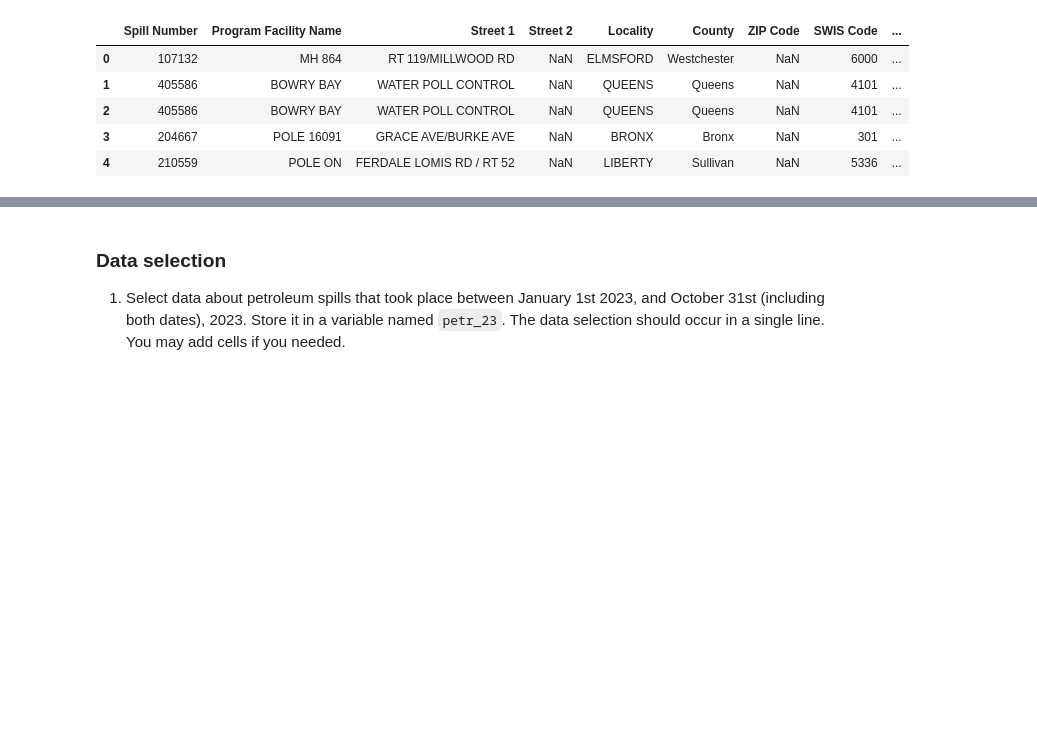
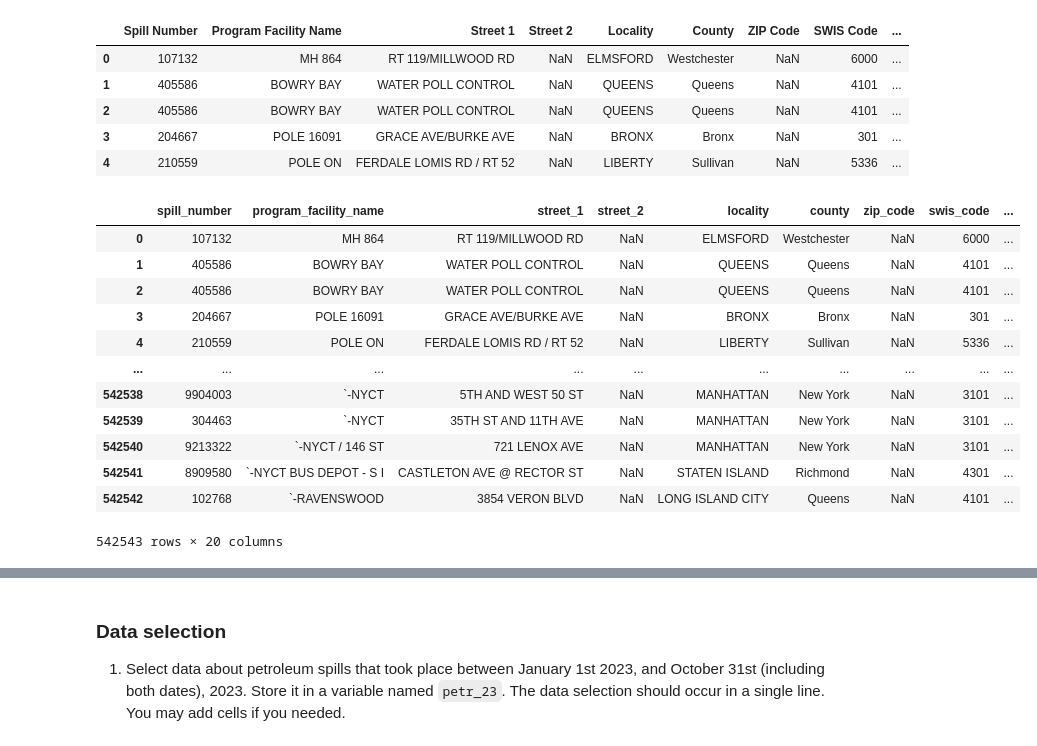
Before and after one commit to cnordheim-maestas/eds-220-hwk3, a Jupyter notebook: hwk3-task1-spills (1).ipynb, the cells around one changed output, grey strips where cells are left out. Drawn from its saved outputs; the diff is of its cells as text; code cells hidden in the pictures; blank space fills up the shorter version.

```diff
--- a/hwk3-task1-spills (1).ipynb
+++ b/hwk3-task1-spills (1).ipynb
@@ -100,6 +99,21 @@ spills.head()
 # %%
 # 2. simplify column names
 # make lowercase and replace spaces with "_" aka snake_case
-spills.columns = spills.columns.str.lower()
+spills.columns = spills.columns.str.lower().str.replace(' ', '_')
+spills
+# %% [output]
+|  | spill_number | program_facility_name | street_1 | street_2 | locality | county | zip_code | swis_code | ... |
+| 0 | 107132 | MH 864 | RT 119/MILLWOOD RD | NaN | ELMSFORD | Westchester | NaN | 6000 | ... |
+| 1 | 405586 | BOWRY BAY | WATER POLL CONTROL | NaN | QUEENS | Queens | NaN | 4101 | ... |
+| 2 | 405586 | BOWRY BAY | WATER POLL CONTROL | NaN | QUEENS | Queens | NaN | 4101 | ... |
+| 3 | 204667 | POLE 16091 | GRACE AVE/BURKE AVE | NaN | BRONX | Bronx | NaN | 301 | ... |
+| 4 | 210559 | POLE ON | FERDALE LOMIS RD / RT 52 | NaN | LIBERTY | Sullivan | NaN | 5336 | ... |
+| ... | ... | ... | ... | ... | ... | ... | ... | ... | ... |
+| 542538 | 9904003 | `-NYCT | 5TH AND WEST 50 ST | NaN | MANHATTAN | New York | NaN | 3101 | ... |
+| 542539 | 304463 | `-NYCT | 35TH ST AND 11TH AVE | NaN | MANHATTAN | New York | NaN | 3101 | ... |
+| 542540 | 9213322 | `-NYCT / 146 ST | 721 LENOX AVE | NaN | MANHATTAN | New York | NaN | 3101 | ... |
+| 542541 | 8909580 | `-NYCT BUS DEPOT - S I | CASTLETON AVE @ RECTOR ST | NaN | STATEN ISLAND | Richmond | NaN | 4301 | ... |
+| 542542 | 102768 | `-RAVENSWOOD | 3854 VERON BLVD | NaN | LONG ISLAND CITY | Queens | NaN | 4101 | ... |
+542543 rows × 20 columns
 # %%
 # 3. Check the data types of the columns
```
Also changed, not shown: parts of 40 cells of this notebook.
